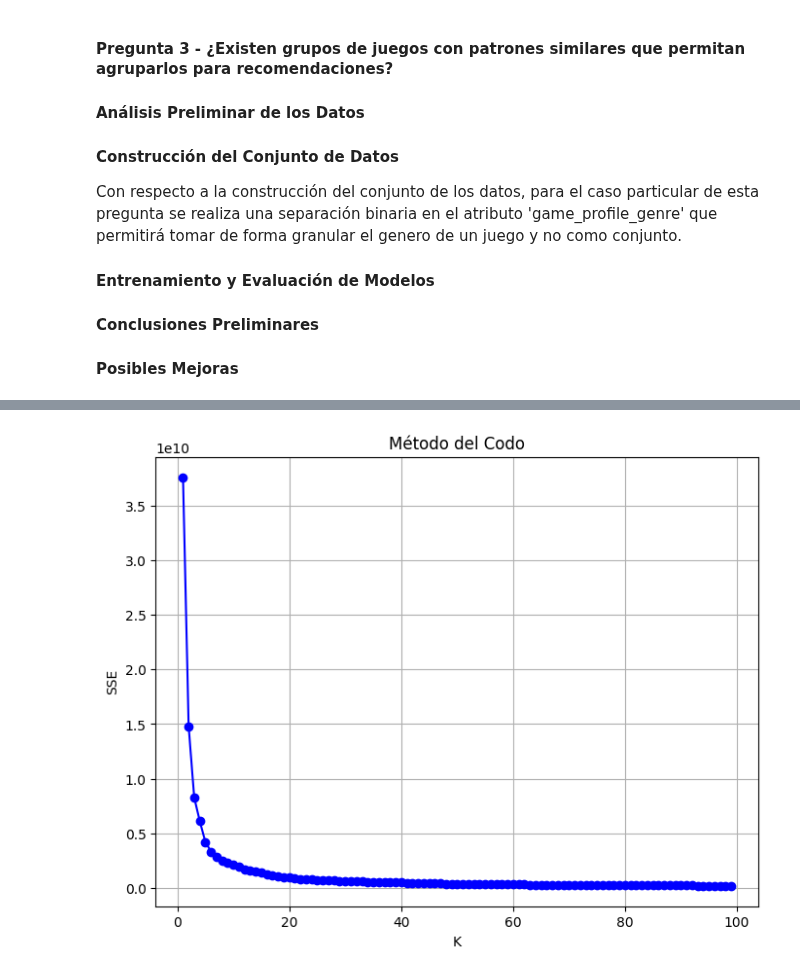
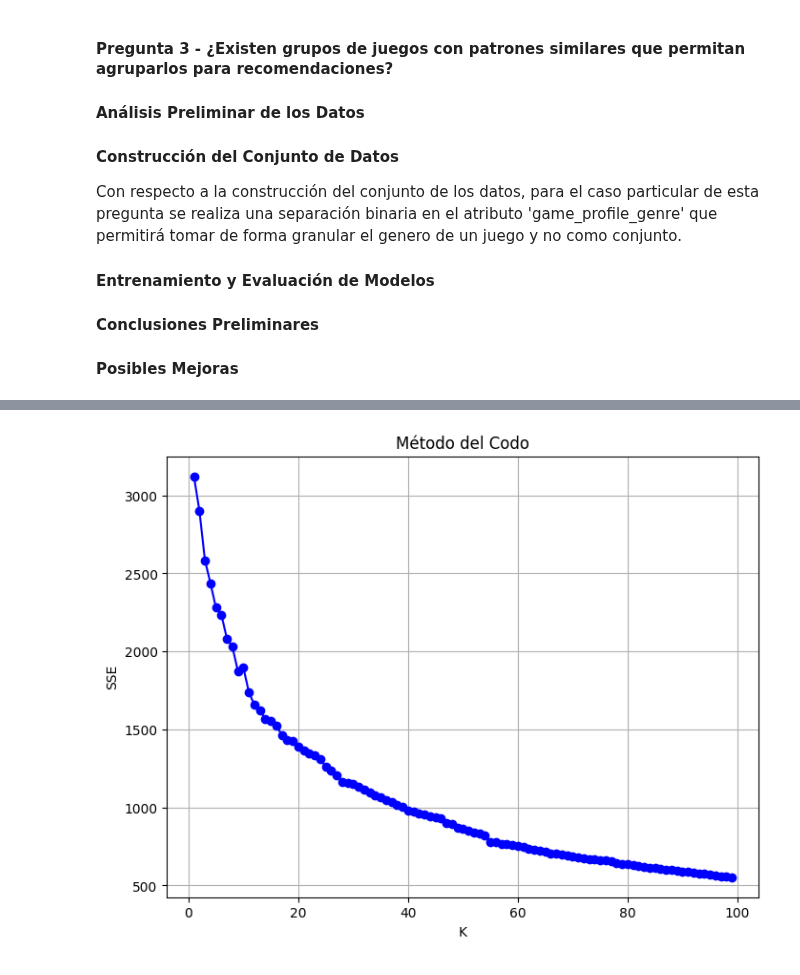
Before and after one commit to SebaSalasLvd/proyecto-mineria, a Jupyter notebook: hito-2/resultados_prelim.ipynb, the cells around one changed output, grey strips where cells are left out. Cells and saved outputs as stored; diff of their text form; code cells hidden in the pictures.

Commit message:
add: used kmeans and dbscan to find compatible games

```diff
--- a/hito-2/resultados_prelim.ipynb
+++ b/hito-2/resultados_prelim.ipynb
@@ -77,21 +44,0 @@ plt.show()
-# %%
-# Busqueda del mejor k
-from sklearn.cluster import KMeans
-
-k_range = range(1, 100)
-sse = []
-
-for k in k_range:
-    kmeans = KMeans(n_clusters=k, random_state=0)
-    kmeans.fit(X_pca)
-    sse.append(kmeans.inertia_)
-
-plt.figure(figsize=(8, 6))
-plt.plot(k_range, sse, marker='o', color='b')
-plt.title('Método del Codo')
-plt.xlabel('K')
-plt.ylabel('SSE')
-plt.grid(True)
-plt.show()
-# %% [output]
-[figure, removed]
@@ -99,0 +45,27 @@ plt.show()
+# %%
+# busqueda del mejor k
+from sklearn.cluster import KMeans
+import matplotlib.pyplot as plt
+
+# filtramos para tener juegos con reviews suficientes y con un score bueno
+df_filtered = df[(df['review_review_count'] > 10) & (df['game_review_score'] > 80)]
+genre_columns = df.columns[10:]
+features = df_filtered[genre_columns]
+
+k_range = range(1, 100)
+sse = []
+
+for k in k_range:
+    kmeans = KMeans(n_clusters=k, random_state=0)
+    kmeans.fit(features)
+    sse.append(kmeans.inertia_)
+
+plt.figure(figsize=(8, 6))
+plt.plot(k_range, sse, marker='o', color='b')
+plt.title('Método del Codo')
+plt.xlabel('K')
+plt.ylabel('SSE')
+plt.grid(True)
+plt.show()
+# %% [output]
+[figure, added]
```
Also changed, not shown: parts of 3 cells of this notebook.
